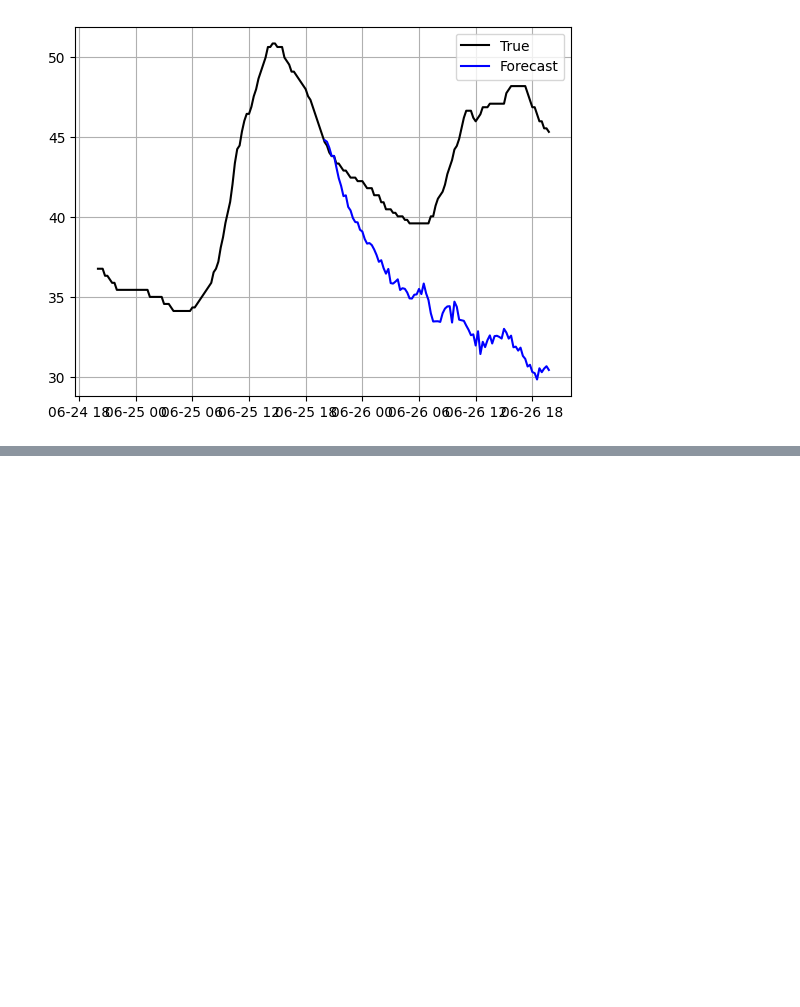
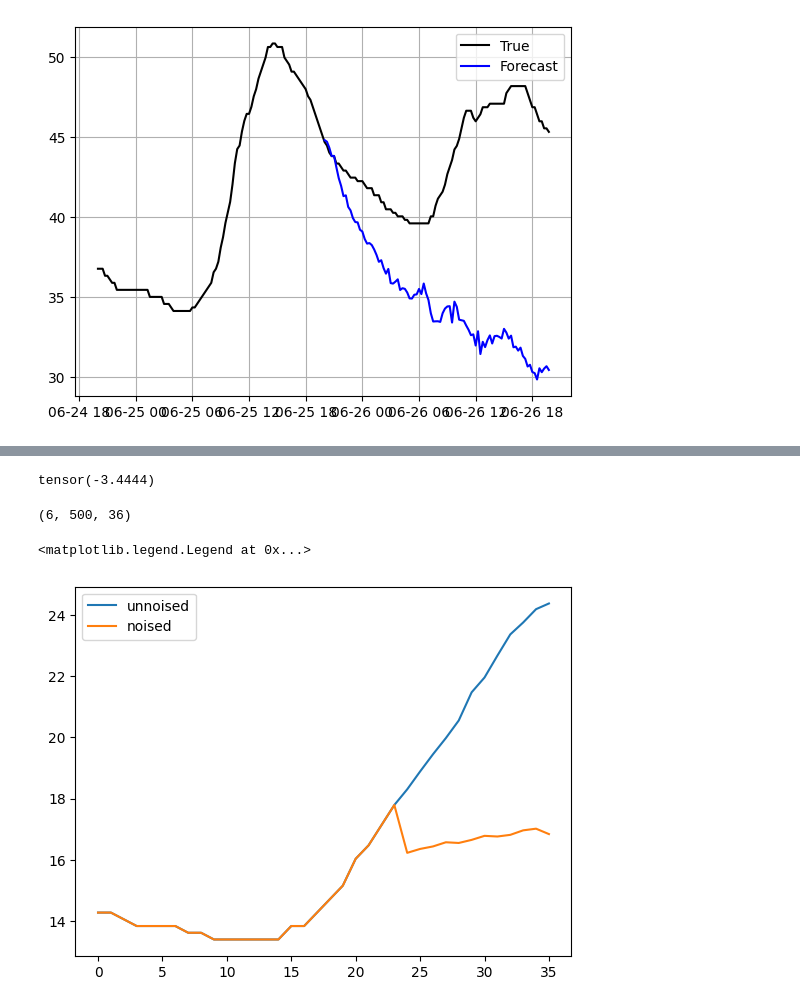
Before and after one commit to harrya32/HTI, a Jupyter notebook: robustness/patchtst.ipynb, the cells around one changed output, grey strips where cells are left out. Cells and saved outputs as stored; diff of their text form; code cells hidden in the pictures; blank space fills up the shorter version.

```diff
--- a/robustness/patchtst.ipynb
+++ b/robustness/patchtst.ipynb
@@ -426,3 +451,20 @@ torch.Size([11, 500, 24])
+# %%
+#get the max value in torch_data
+torch_data.min()
+# %% [output]
+tensor(-3.4444)
+# %%
+combined_tensor.shape
+# %% [output]
+(6, 500, 36)
+# %%
+i=5
+plt.plot(combined_tensor[0, i, :], label='unnoised')
+plt.plot(combined_tensor[5, i, :], label='noised')
+plt.legend()
+# %% [output]
+<matplotlib.legend.Legend at 0x...>
+[figure, added]
 # %%
 # for the first 5 unique_ids, plot the  input size + horizon for y from Y_test_inputs_df and Y_test_outputs_df, and just the horizon for PatchTST from preds
 for i in range(num_plot_instances):
```
Also changed, not shown: parts of 14 cells of this notebook, 1 other file.
